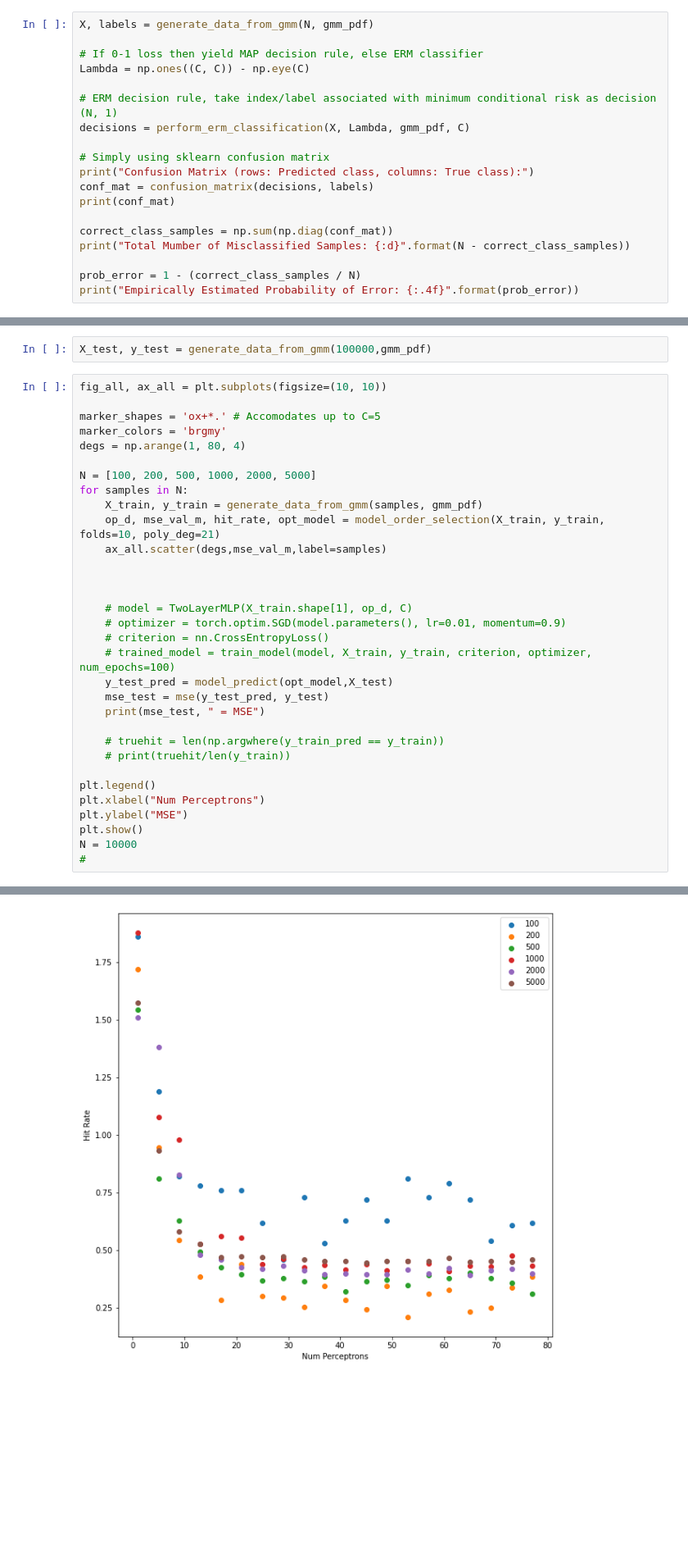
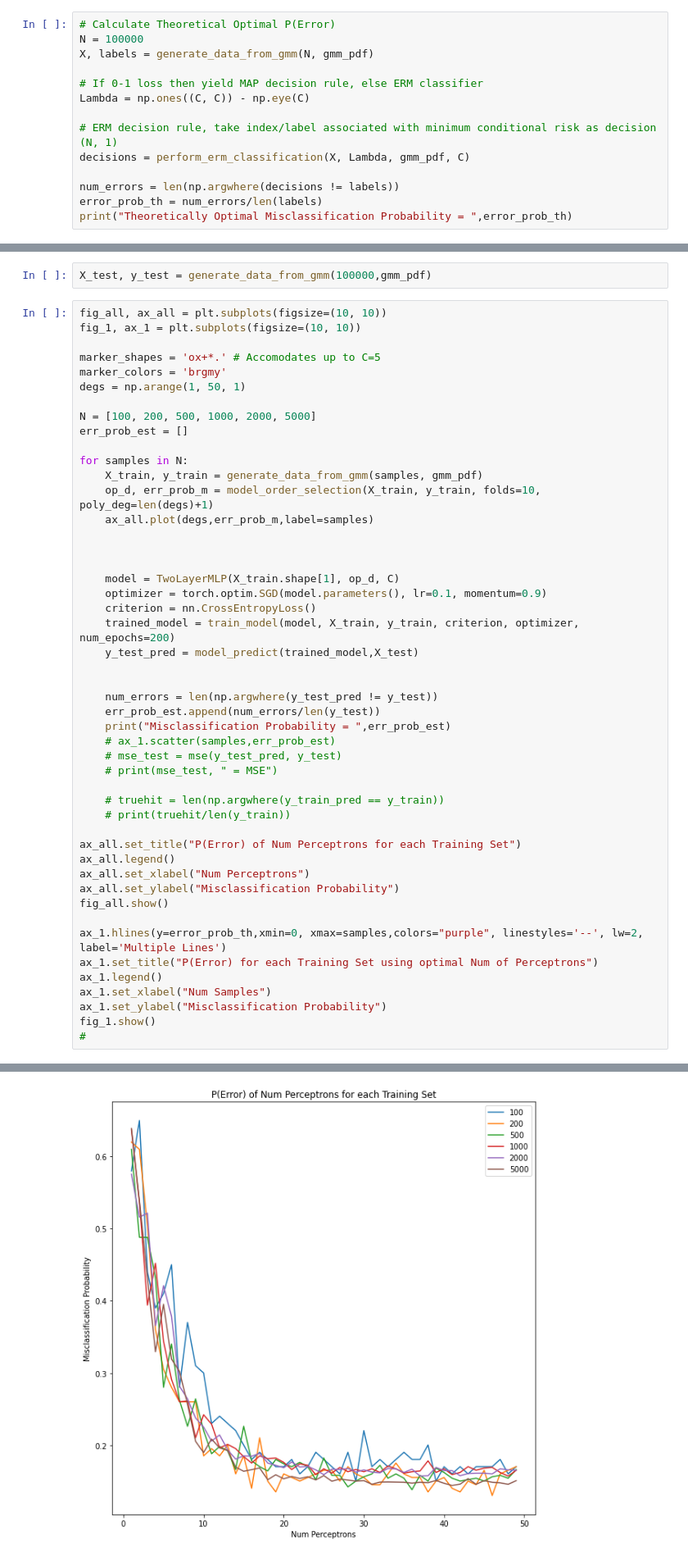
Before and after one commit to meuliano/EECE5644, a Jupyter notebook: HW3/hw3.ipynb, the cells around one changed output, grey strips where cells are left out. Shown at 82% size. Drawn from its saved outputs; the diff is of its cells as text; blank space fills up the shorter version.

```diff
--- a/HW3/hw3.ipynb
+++ b/HW3/hw3.ipynb
@@ -71,4 +94,6 @@ gmm_pdf['C'] = np.array([2*np.eye(n), 2*np.eye(n), 2*np.eye(n), 2*np.eye(n)])
 # %%
+# Calculate Theoretical Optimal P(Error)
+N = 100000
 X, labels = generate_data_from_gmm(N, gmm_pdf)
 
 # If 0-1 loss then yield MAP decision rule, else ERM classifier
@@ -77,14 +102,7 @@ Lambda = np.ones((C, C)) - np.eye(C)
 # ERM decision rule, take index/label associated with minimum conditional risk as decision (N, 1)
 decisions = perform_erm_classification(X, Lambda, gmm_pdf, C)
 
-# Simply using sklearn confusion matrix
-print("Confusion Matrix (rows: Predicted class, columns: True class):")
-conf_mat = confusion_matrix(decisions, labels)
-print(conf_mat)
-
-correct_class_samples = np.sum(np.diag(conf_mat))
-print("Total Mumber of Misclassified Samples: {:d}".format(N - correct_class_samples))
-
-prob_error = 1 - (correct_class_samples / N)
-print("Empirically Estimated Probability of Error: {:.4f}".format(prob_error))
+num_errors = len(np.argwhere(decisions != labels))
+error_prob_th = num_errors/len(labels)
+print("Theoretically Optimal Misclassification Probability = ",error_prob_th)
 # %% [output]
@@ -238,34 +242,50 @@ def model_order_selection(X_train, y_train, folds, poly_deg):
 X_test, y_test = generate_data_from_gmm(100000,gmm_pdf)
 # %%
 fig_all, ax_all = plt.subplots(figsize=(10, 10))
+fig_1, ax_1 = plt.subplots(figsize=(10, 10))
 
 marker_shapes = 'ox+*.' # Accomodates up to C=5
 marker_colors = 'brgmy'
-degs = np.arange(1, 80, 4)
+degs = np.arange(1, 50, 1)
 
 N = [100, 200, 500, 1000, 2000, 5000]
+err_prob_est = []
+
 for samples in N:
     X_train, y_train = generate_data_from_gmm(samples, gmm_pdf)
-    op_d, mse_val_m, hit_rate, opt_model = model_order_selection(X_train, y_train, folds=10, poly_deg=21)
-    ax_all.scatter(degs,mse_val_m,label=samples)
+    op_d, err_prob_m = model_order_selection(X_train, y_train, folds=10, poly_deg=len(degs)+1)
+    ax_all.plot(degs,err_prob_m,label=samples)
 
 
 
-    # model = TwoLayerMLP(X_train.shape[1], op_d, C)
-    # optimizer = torch.optim.SGD(model.parameters(), lr=0.01, momentum=0.9)
-    # criterion = nn.CrossEntropyLoss()
-    # trained_model = train_model(model, X_train, y_train, criterion, optimizer, num_epochs=100)
-    y_test_pred = model_predict(opt_model,X_test)
-    mse_test = mse(y_test_pred, y_test)
-    print(mse_test, " = MSE")
+    model = TwoLayerMLP(X_train.shape[1], op_d, C)
+    optimizer = torch.optim.SGD(model.parameters(), lr=0.1, momentum=0.9)
+    criterion = nn.CrossEntropyLoss()
+    trained_model = train_model(model, X_train, y_train, criterion, optimizer, num_epochs=200)
+    y_test_pred = model_predict(trained_model,X_test)
+
+
+    num_errors = len(np.argwhere(y_test_pred != y_test))
+    err_prob_est.append(num_errors/len(y_test))
+    print("Misclassification Probability = ",err_prob_est)
+    # ax_1.scatter(samples,err_prob_est)
+    # mse_test = mse(y_test_pred, y_test)
+    # print(mse_test, " = MSE")
 
     # truehit = len(np.argwhere(y_train_pred == y_train))
     # print(truehit/len(y_train))
 
-plt.legend()
-plt.xlabel("Num Perceptrons")
-plt.ylabel("MSE")
-plt.show()
-N = 10000
+ax_all.set_title("P(Error) of Num Perceptrons for each Training Set")
+ax_all.legend()
+ax_all.set_xlabel("Num Perceptrons")
+ax_all.set_ylabel("Misclassification Probability")
+fig_all.show()
+
+ax_1.hlines(y=error_prob_th,xmin=0, xmax=samples,colors="purple", linestyles='--', lw=2, label='Multiple Lines')
+ax_1.set_title("P(Error) for each Training Set using optimal Num of Perceptrons")
+ax_1.legend()
+ax_1.set_xlabel("Num Samples")
+ax_1.set_ylabel("Misclassification Probability")
+fig_1.show()
 #
 # %% [output]
@@ -284 +304 @@ Perceptrons:  12   Hit Rate:  0.8506
-[figure, old version]
+[figure, new version]
```
Also changed, not shown: parts of 13 cells of this notebook.
